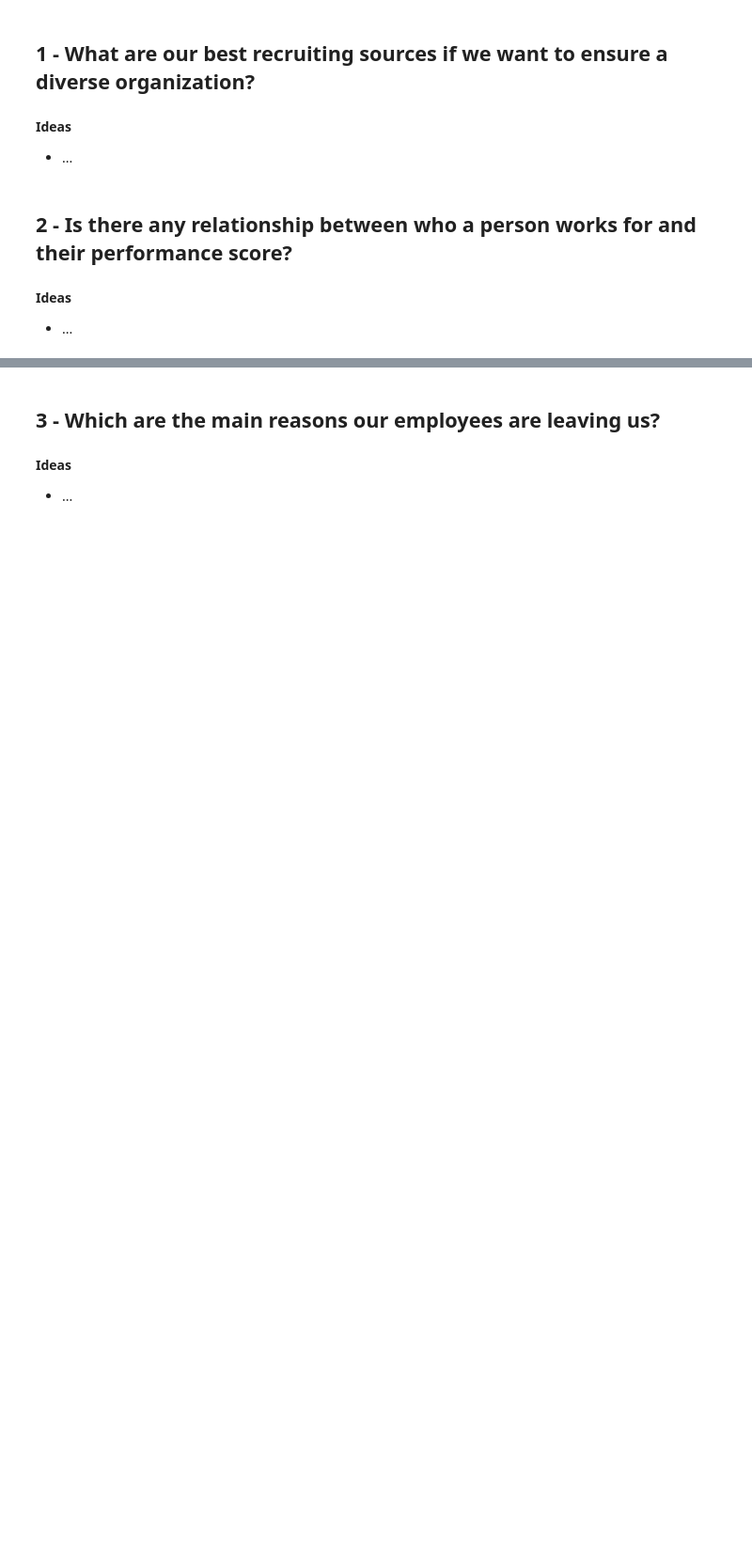
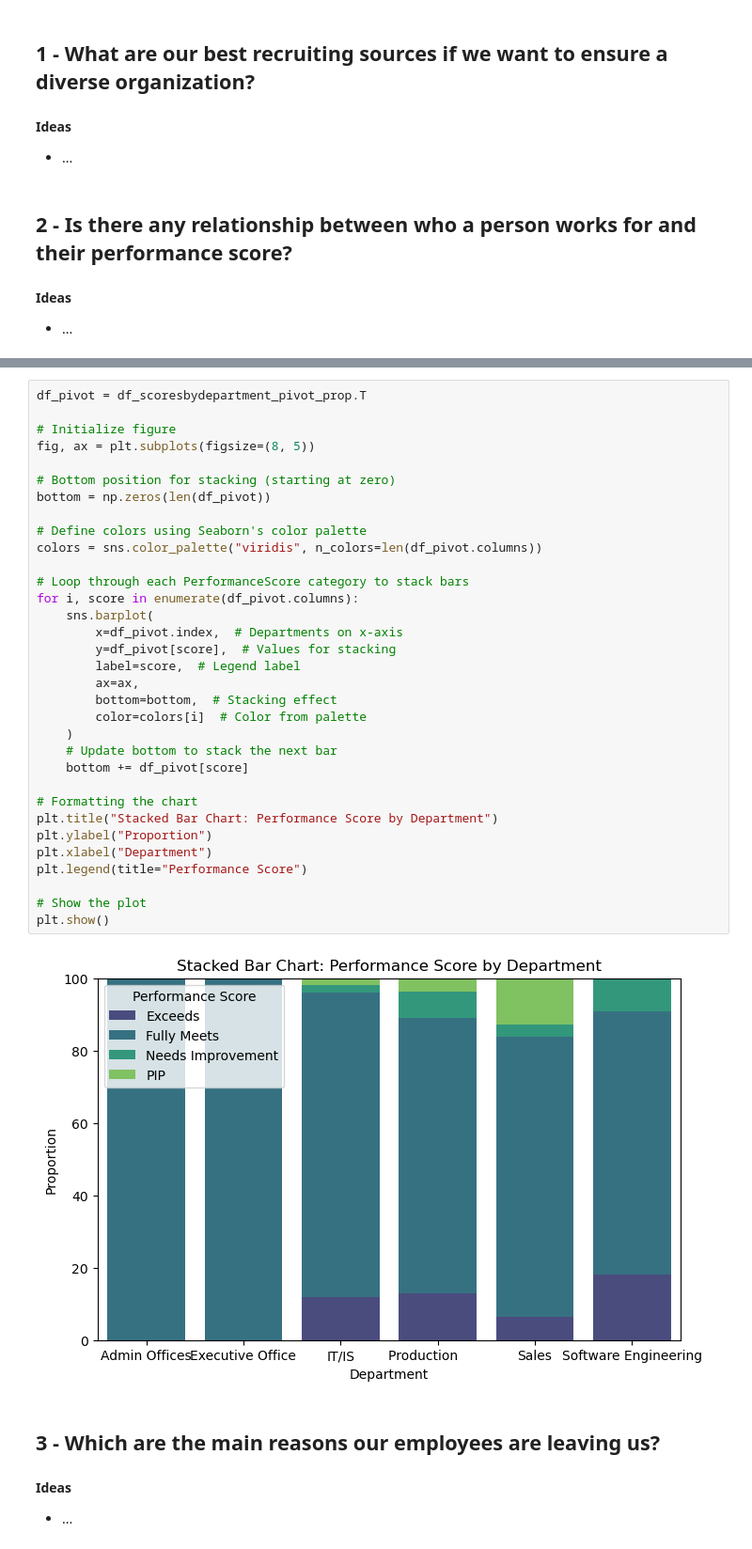
Before and after one commit to Mrivasesade/HR_Hackaton, a Jupyter notebook: HRAnalytics_Hackaton.ipynb, the cells around one changed output, grey strips where cells are left out. Shown at 94% size. Saved outputs shown, nothing was run; the diff lists cells and outputs as text; blank space fills up the shorter version.

```diff
--- a/HRAnalytics_Hackaton.ipynb
+++ b/HRAnalytics_Hackaton.ipynb
@@ -222,3 +342,38 @@ plt.show()
+# %%
+df_pivot = df_scoresbydepartment_pivot_prop.T
+
+# Initialize figure
+fig, ax = plt.subplots(figsize=(8, 5))
+
+# Bottom position for stacking (starting at zero)
+bottom = np.zeros(len(df_pivot))
+
+# Define colors using Seaborn's color palette
+colors = sns.color_palette("viridis", n_colors=len(df_pivot.columns))
+
+# Loop through each PerformanceScore category to stack bars
+for i, score in enumerate(df_pivot.columns):
+    sns.barplot(
+        x=df_pivot.index,  # Departments on x-axis
+        y=df_pivot[score],  # Values for stacking
+        label=score,  # Legend label
+        ax=ax,
+        bottom=bottom,  # Stacking effect
+        color=colors[i]  # Color from palette
+    )
+    # Update bottom to stack the next bar
+    bottom += df_pivot[score]
+
+# Formatting the chart
+plt.title("Stacked Bar Chart: Performance Score by Department")
+plt.ylabel("Proportion")
+plt.xlabel("Department")
+plt.legend(title="Performance Score")
+
+# Show the plot
+plt.show()
+# %% [output]
+[figure, added]
 # %% [markdown]
 ## 3 - Which are the main reasons our employees are leaving us?
 # %% [markdown]
```
Also changed, not shown: parts of 8 cells of this notebook, 1 other file.
